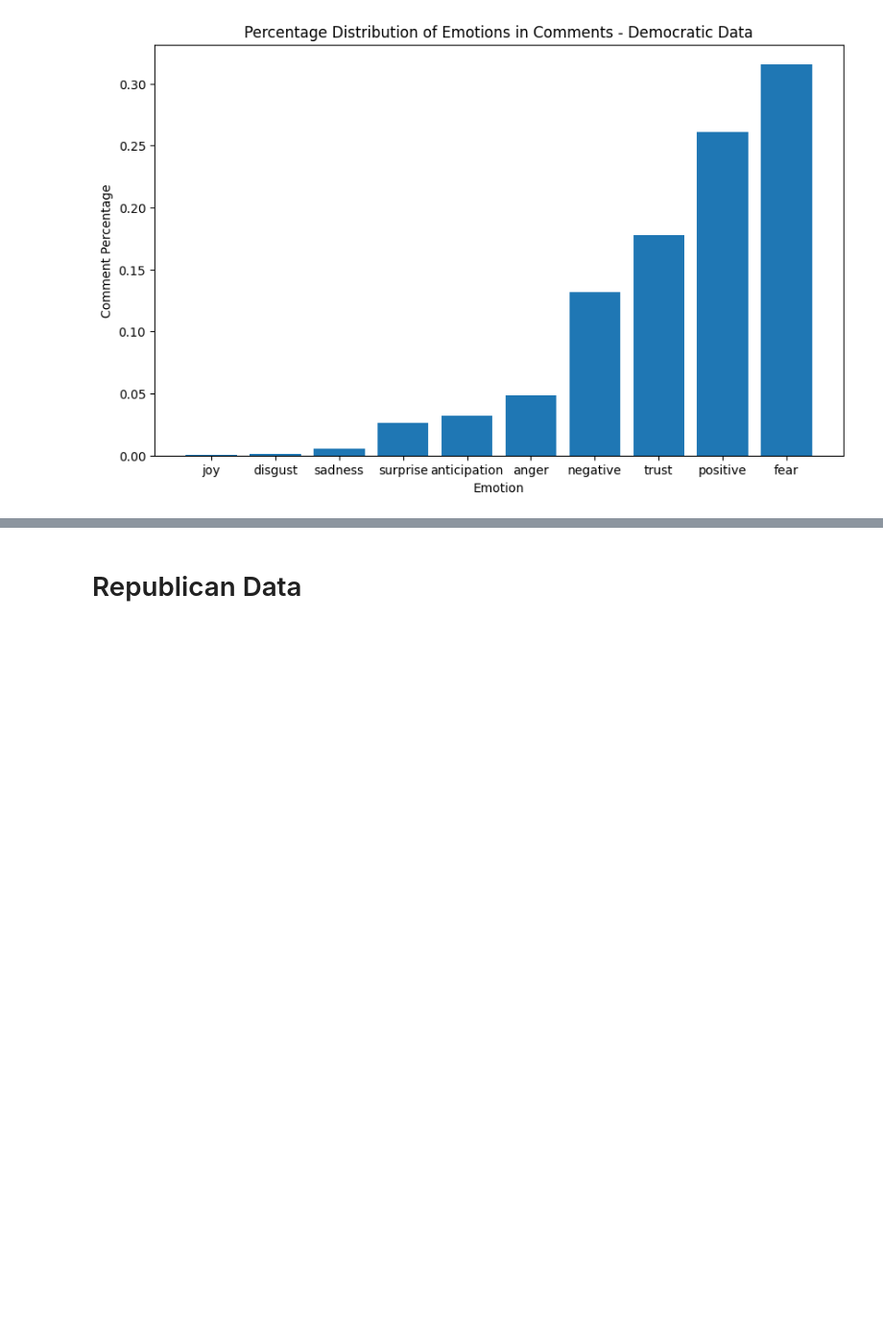
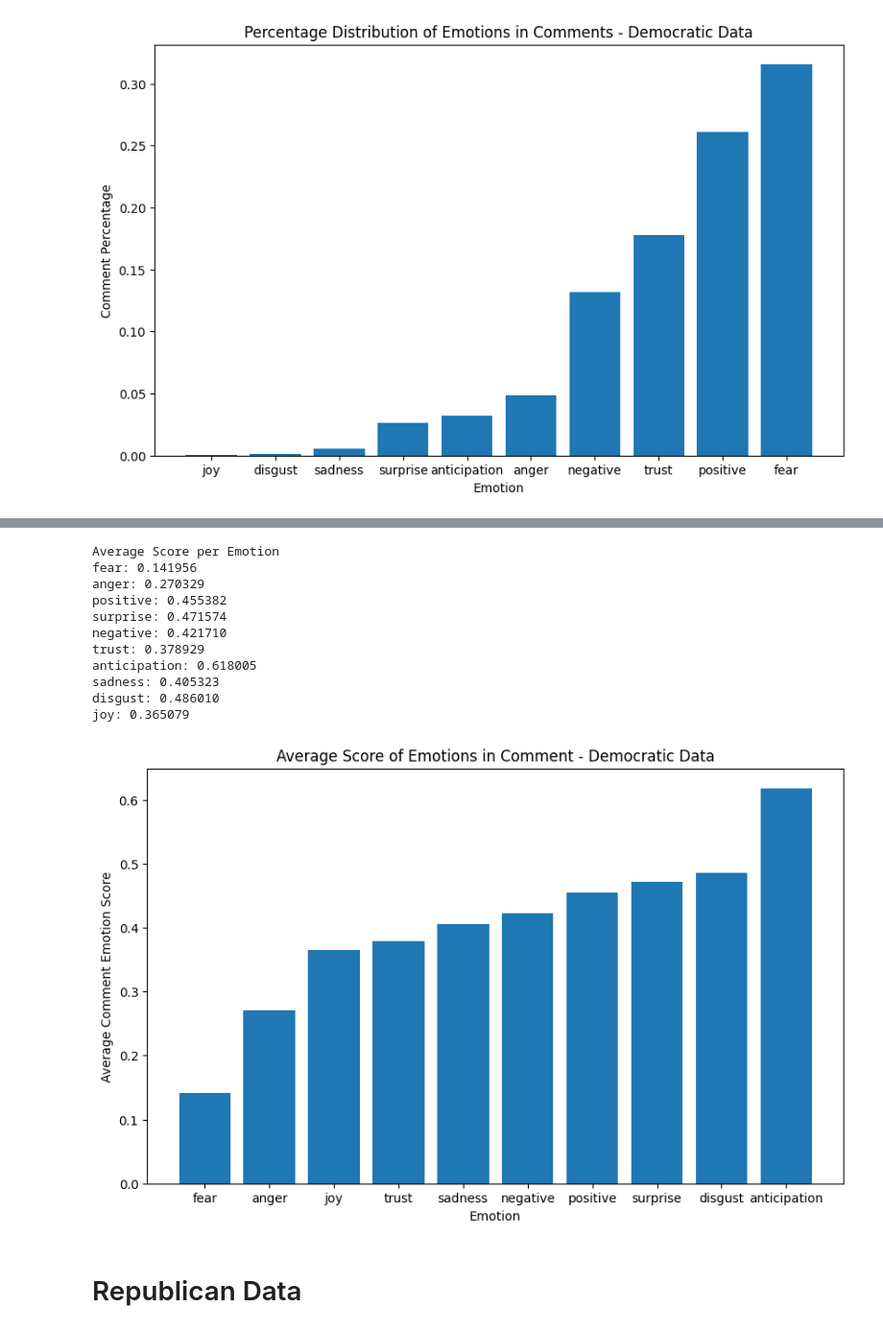
Before and after one commit to hlee107/EmoConsistency-PoliticalPolarization, a Jupyter notebook: ProjectPart2.ipynb, the cells around one changed output, grey strips where cells are left out. Shown at 96% size. Cells and saved outputs as stored; diff of their text form; code cells hidden in the pictures; blank space fills up the shorter version.

```diff
--- a/ProjectPart2.ipynb
+++ b/ProjectPart2.ipynb
@@ -313,20 +308,35 @@ Error in callback <function _draw_all_if_interactive at 0x...> (for post_execute
 # %%
+# Average Score per Emotion - Comment
+
 # Comment Emotion Distribution Analysis
-print('Percentage Comment Emotion Distribution')
-emo_per = {}
+print('Average Score per Emotion')
+emo_score = {}
 
 # Calculate and Output Emotion Percentage
 for emo in demo_df['CommentEmotion'].unique():
-    print('%s: %f' %(emo, len(demo_df[demo_df['CommentEmotion'] == emo])/len(demo_df)))
-    emo_per[emo] = len(demo_df[demo_df['CommentEmotion'] == emo])/len(demo_df)
+    emo_score[emo] = demo_df[demo_df['CommentEmotion'] == emo]['CommentEmotionScore'].mean()
+    print('%s: %f' %(emo, emo_score[emo]))
 
 # Order and Plot values
-emo_per = dict(sorted(emo_per.items(), key = lambda x: x[1]))
+emo_score = dict(sorted(emo_score.items(), key = lambda x: x[1]))
 plt.figure(figsize=(10,6))
-plt.bar(emo_per.keys(), emo_per.values())
+plt.bar(emo_score.keys(), emo_score.values())
 plt.xlabel('Emotion')
-plt.ylabel('Comment Percentage')
-plt.title('Percentage Distribution of Emotions in Comments - Democratic Data');
+plt.ylabel('Average Comment Emotion Score')
+plt.title('Average Score of Emotions in Comment - Democratic Data');
+# %% [output]
+Average Score per Emotion
+fear: 0.141956
+anger: 0.270329
+positive: 0.455382
+surprise: 0.471574
+negative: 0.421710
+trust: 0.378929
+anticipation: 0.618005
+sadness: 0.405323
+disgust: 0.486010
+joy: 0.365079
+[figure, added]
 # %% [markdown]
 # Republican Data
 # %%
```
Also changed, not shown: parts of 3 cells of this notebook.
